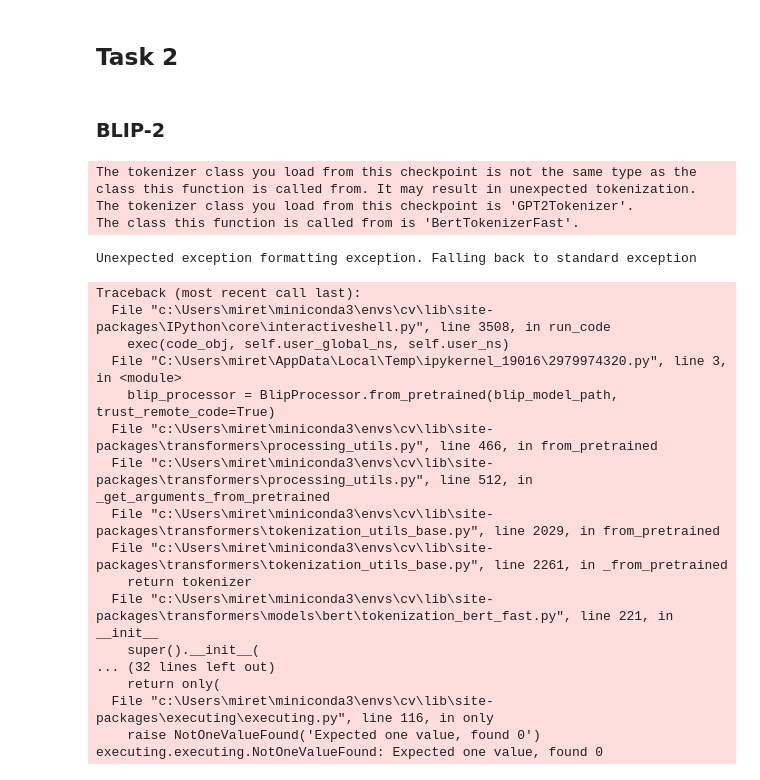
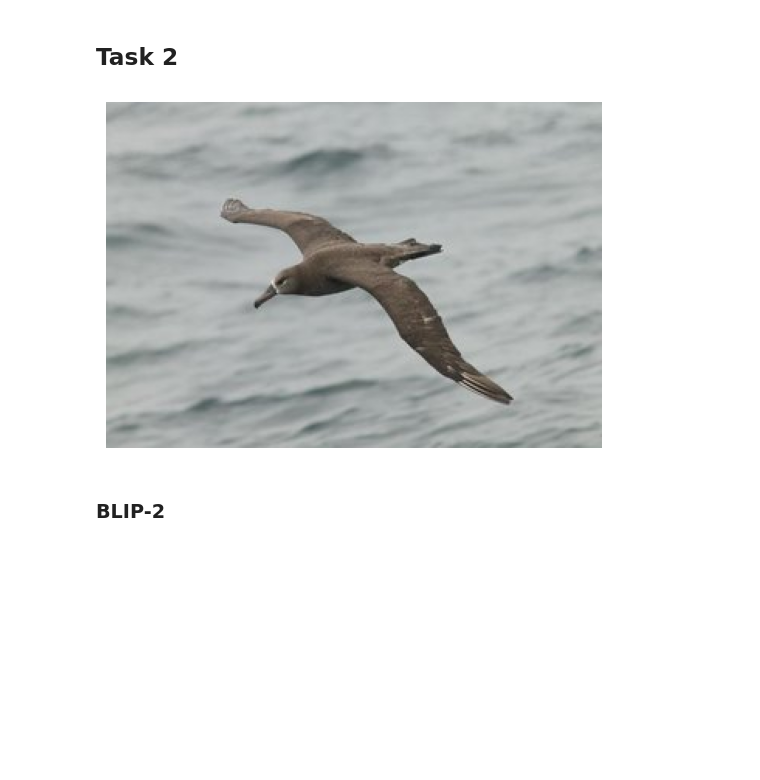
Before and after one commit to miretteamin/Bird-Species-Exploration-and-Retrieval, a Jupyter notebook: task2_blip2.ipynb, the cells around one changed output. Saved outputs shown, nothing was run; the diff lists cells and outputs as text; code cells hidden in the pictures; blank space fills up the shorter version.

```diff
--- a/task2_blip2.ipynb
+++ b/task2_blip2.ipynb
@@ -58,5 +58,10 @@ print(classes.shape)
 # %%
 img_path = 'data/images/001.Black_footed_Albatross/Black_Footed_Albatross_0001_796111.jpg'
 img = Image.open(img_path).convert('RGB')
+plt.imshow(img)
+plt.axis('off')
+plt.show()
+# %% [output]
+[figure, added]
 # %% [markdown]
 ### BLIP-2
@@ -63,35 +74,8 @@ img = Image.open(img_path).convert('RGB')
 # %%
-blip_model_path = "Salesforce/blip2-opt-2.7b"
-
-blip_processor = BlipProcessor.from_pretrained(blip_model_path, trust_remote_code=True)
-blip_model = BlipForConditionalGeneration.from_pretrained(blip_model_path, trust_remote_code=True)
-
 def generate_blip_caption(image):
     inputs = blip_processor(image, return_tensors="pt")
     output = blip_model.generate(**inputs)
     return blip_processor.decode(output[0], skip_special_tokens=True)
-# %% [output]
-The tokenizer class you load from this checkpoint is not the same type as the class this function is called from. It may result in unexpected tokenization.
-The tokenizer class you load from this checkpoint is 'GPT2Tokenizer'.
-The class this function is called from is 'BertTokenizerFast'.
-Unexpected exception formatting exception. Falling back to standard exception
-Traceback (most recent call last):
-  File "c:\Users\miret\miniconda3\envs\cv\lib\site-packages\IPython\core\interactiveshell.py", line 3508, in run_code
-    exec(code_obj, self.user_global_ns, self.user_ns)
-  File "C:\Users\miret\AppData\Local\Temp\ipykernel_19016\2979974320.py", line 3, in <module>
-    blip_processor = BlipProcessor.from_pretrained(blip_model_path, trust_remote_code=True)
-  File "c:\Users\miret\miniconda3\envs\cv\lib\site-packages\transformers\processing_utils.py", line 466, in from_pretrained
-  File "c:\Users\miret\miniconda3\envs\cv\lib\site-packages\transformers\processing_utils.py", line 512, in _get_arguments_from_pretrained
-  File "c:\Users\miret\miniconda3\envs\cv\lib\site-packages\transformers\tokenization_utils_base.py", line 2029, in from_pretrained
-  File "c:\Users\miret\miniconda3\envs\cv\lib\site-packages\transformers\tokenization_utils_base.py", line 2261, in _from_pretrained
-    return tokenizer
-  File "c:\Users\miret\miniconda3\envs\cv\lib\site-packages\transformers\models\bert\tokenization_bert_fast.py", line 221, in __init__
-    super().__init__(
-... (32 lines left out)
-    return only(
-  File "c:\Users\miret\miniconda3\envs\cv\lib\site-packages\executing\executing.py", line 116, in only
-    raise NotOneValueFound('Expected one value, found 0')
-executing.executing.NotOneValueFound: Expected one value, found 0
 # %%
 
 blip_caption = generate_blip_caption(img)
```
Also changed, not shown: parts of 5 cells of this notebook, 2 other files.
